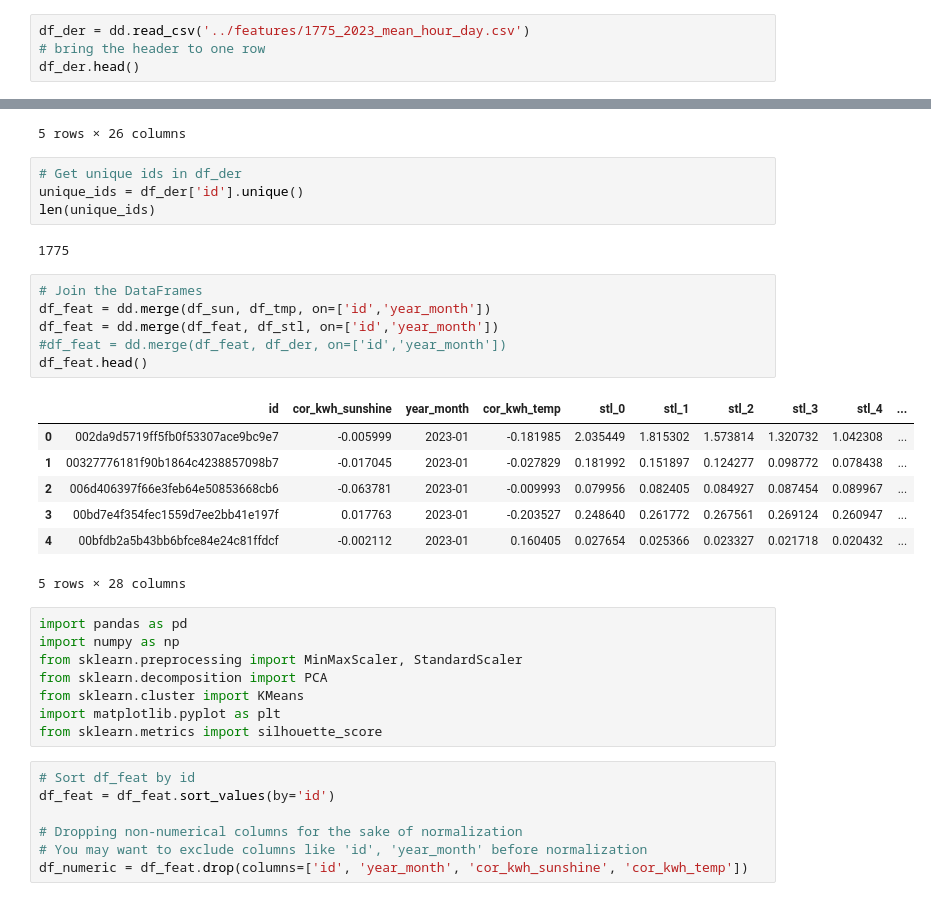
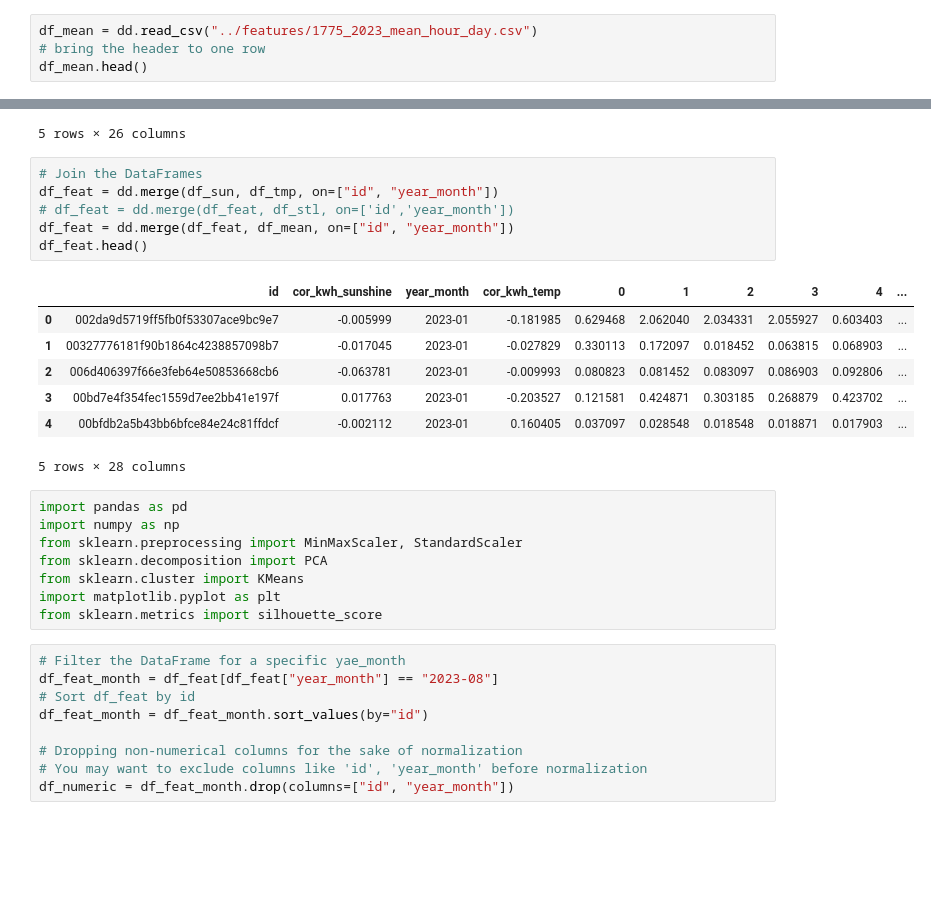
Before and after one commit to MKapustin/datahackdays_2024, a Jupyter notebook: clusters/02_clustering_roman.ipynb, the cells around one changed output, grey strips where cells are left out. Drawn from its saved outputs; the diff is of its cells as text; blank space fills up the shorter version.

```diff
--- a/clusters/02_clustering_roman.ipynb
+++ b/clusters/02_clustering_roman.ipynb
@@ -35,9 +35,9 @@ df_stl.head()
 | 4 | ada3c59761422f60162dd6ea3a7033b1 | 2023-05 | 0.928659 | 0.742726 | 0.563572 | 0.391446 | 0.226842 | 0.145613 | 0.114841 | 0.118866 | ... | ... |
 5 rows × 26 columns
 # %%
-df_der = dd.read_csv('../features/1775_2023_mean_hour_day.csv')
+df_mean = dd.read_csv("../features/1775_2023_mean_hour_day.csv")
 # bring the header to one row
-df_der.head()
+df_mean.head()
 # %% [output]
 |  | id | year_month | 0 | 1 | 2 | 3 | 4 | 5 | 6 | 7 | ... | ... |
 | 0 | 4e63a09571e4812bfba4e6cbcadfae01 | 2023-11 | 0.181758 | 0.026542 | 0.123542 | 0.045100 | 0.051350 | 0.241517 | 0.057367 | 0.076575 | ... | ... |
@@ -46,25 +46,19 @@ df_der.head()
 | 3 | 13e07e9c813b90350ccab15bcbbbe25d | 2023-12 | 0.014677 | 0.014032 | 0.014629 | 0.014621 | 0.014589 | 0.016137 | 0.015290 | 0.017782 | ... | ... |
 | 4 | f025df5754f4ea912bf635cacca1e138 | 2023-09 | 0.268917 | 0.030333 | 0.045833 | 0.034917 | 0.029833 | 0.018667 | 0.019583 | 0.018083 | ... | ... |
 5 rows × 26 columns
-# %%
-# Get unique ids in df_der
-unique_ids = df_der['id'].unique()
-len(unique_ids)
-# %% [output]
-1775
 # %%
 # Join the DataFrames
-df_feat = dd.merge(df_sun, df_tmp, on=['id','year_month'])
-df_feat = dd.merge(df_feat, df_stl, on=['id','year_month'])
-#df_feat = dd.merge(df_feat, df_der, on=['id','year_month'])
+df_feat = dd.merge(df_sun, df_tmp, on=["id", "year_month"])
+# df_feat = dd.merge(df_feat, df_stl, on=['id','year_month'])
+df_feat = dd.merge(df_feat, df_mean, on=["id", "year_month"])
 df_feat.head()
 # %% [output]
-|  | id | cor_kwh_sunshine | year_month | cor_kwh_temp | stl_0 | stl_1 | stl_2 | stl_3 | stl_4 | ... |
-| 0 | 002da9d5719ff5fb0f53307ace9bc9e7 | -0.005999 | 2023-01 | -0.181985 | 2.035449 | 1.815302 | 1.573814 | 1.320732 | 1.042308 | ... |
-| 1 | 00327776181f90b1864c4238857098b7 | -0.017045 | 2023-01 | -0.027829 | 0.181992 | 0.151897 | 0.124277 | 0.098772 | 0.078438 | ... |
-| 2 | 006d406397f66e3feb64e50853668cb6 | -0.063781 | 2023-01 | -0.009993 | 0.079956 | 0.082405 | 0.084927 | 0.087454 | 0.089967 | ... |
-| 3 | 00bd7e4f354fec1559d7ee2bb41e197f | 0.017763 | 2023-01 | -0.203527 | 0.248640 | 0.261772 | 0.267561 | 0.269124 | 0.260947 | ... |
-| 4 | 00bfdb2a5b43bb6bfce84e24c81ffdcf | -0.002112 | 2023-01 | 0.160405 | 0.027654 | 0.025366 | 0.023327 | 0.021718 | 0.020432 | ... |
+|  | id | cor_kwh_sunshine | year_month | cor_kwh_temp | 0 | 1 | 2 | 3 | 4 | ... |
+| 0 | 002da9d5719ff5fb0f53307ace9bc9e7 | -0.005999 | 2023-01 | -0.181985 | 0.629468 | 2.062040 | 2.034331 | 2.055927 | 0.603403 | ... |
+| 1 | 00327776181f90b1864c4238857098b7 | -0.017045 | 2023-01 | -0.027829 | 0.330113 | 0.172097 | 0.018452 | 0.063815 | 0.068903 | ... |
+| 2 | 006d406397f66e3feb64e50853668cb6 | -0.063781 | 2023-01 | -0.009993 | 0.080823 | 0.081452 | 0.083097 | 0.086903 | 0.092806 | ... |
+| 3 | 00bd7e4f354fec1559d7ee2bb41e197f | 0.017763 | 2023-01 | -0.203527 | 0.121581 | 0.424871 | 0.303185 | 0.268879 | 0.423702 | ... |
+| 4 | 00bfdb2a5b43bb6bfce84e24c81ffdcf | -0.002112 | 2023-01 | 0.160405 | 0.037097 | 0.028548 | 0.018548 | 0.018871 | 0.017903 | ... |
 5 rows × 28 columns
 # %%
 import pandas as pd
@@ -75,9 +69,11 @@ from sklearn.cluster import KMeans
 import matplotlib.pyplot as plt
 from sklearn.metrics import silhouette_score
 # %%
+# Filter the DataFrame for a specific yae_month
+df_feat_month = df_feat[df_feat["year_month"] == "2023-08"]
 # Sort df_feat by id
-df_feat = df_feat.sort_values(by='id')
+df_feat_month = df_feat_month.sort_values(by="id")
 
 # Dropping non-numerical columns for the sake of normalization
 # You may want to exclude columns like 'id', 'year_month' before normalization
-df_numeric = df_feat.drop(columns=['id', 'year_month', 'cor_kwh_sunshine', 'cor_kwh_temp'])
+df_numeric = df_feat_month.drop(columns=["id", "year_month"])
```
Also changed, not shown: parts of 14 cells of this notebook.
